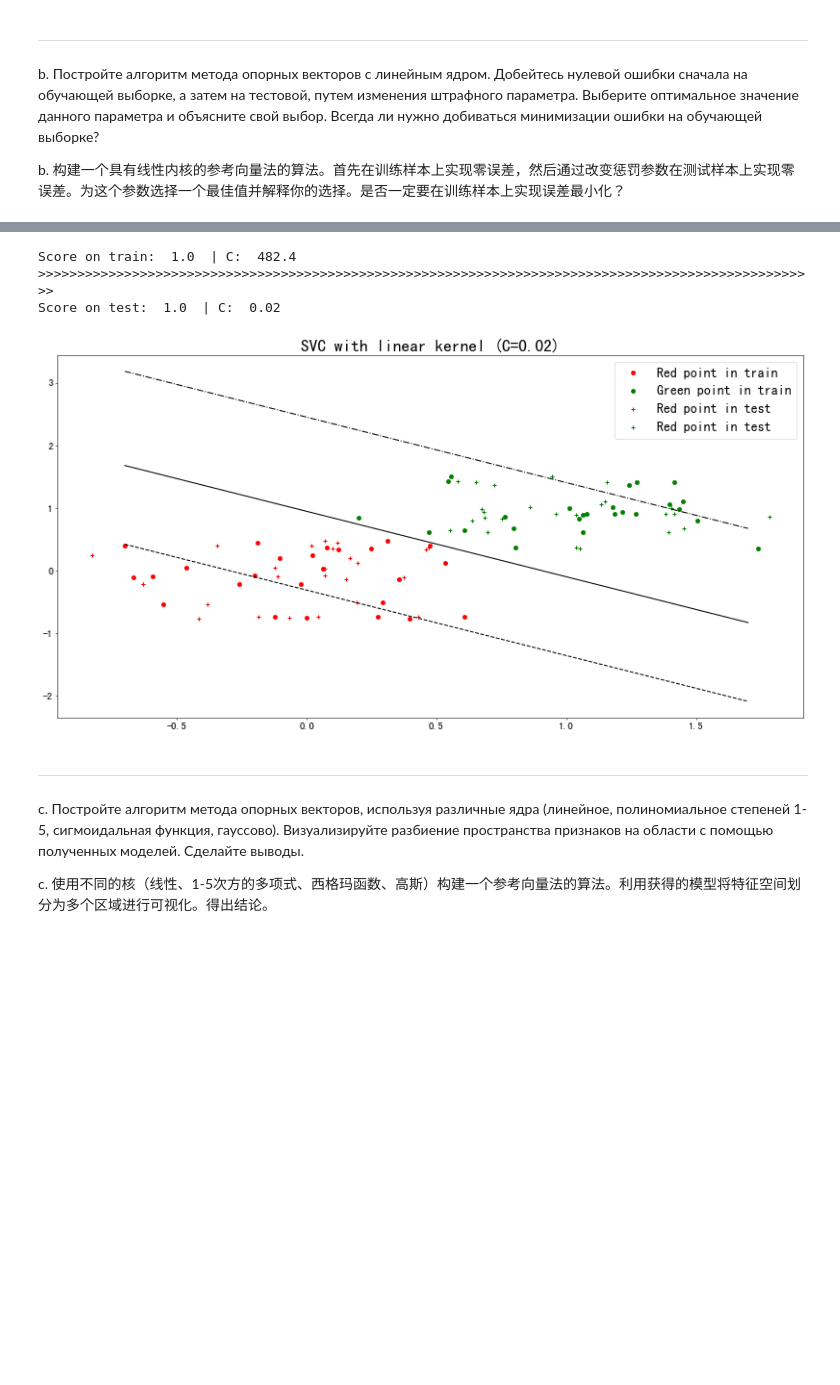
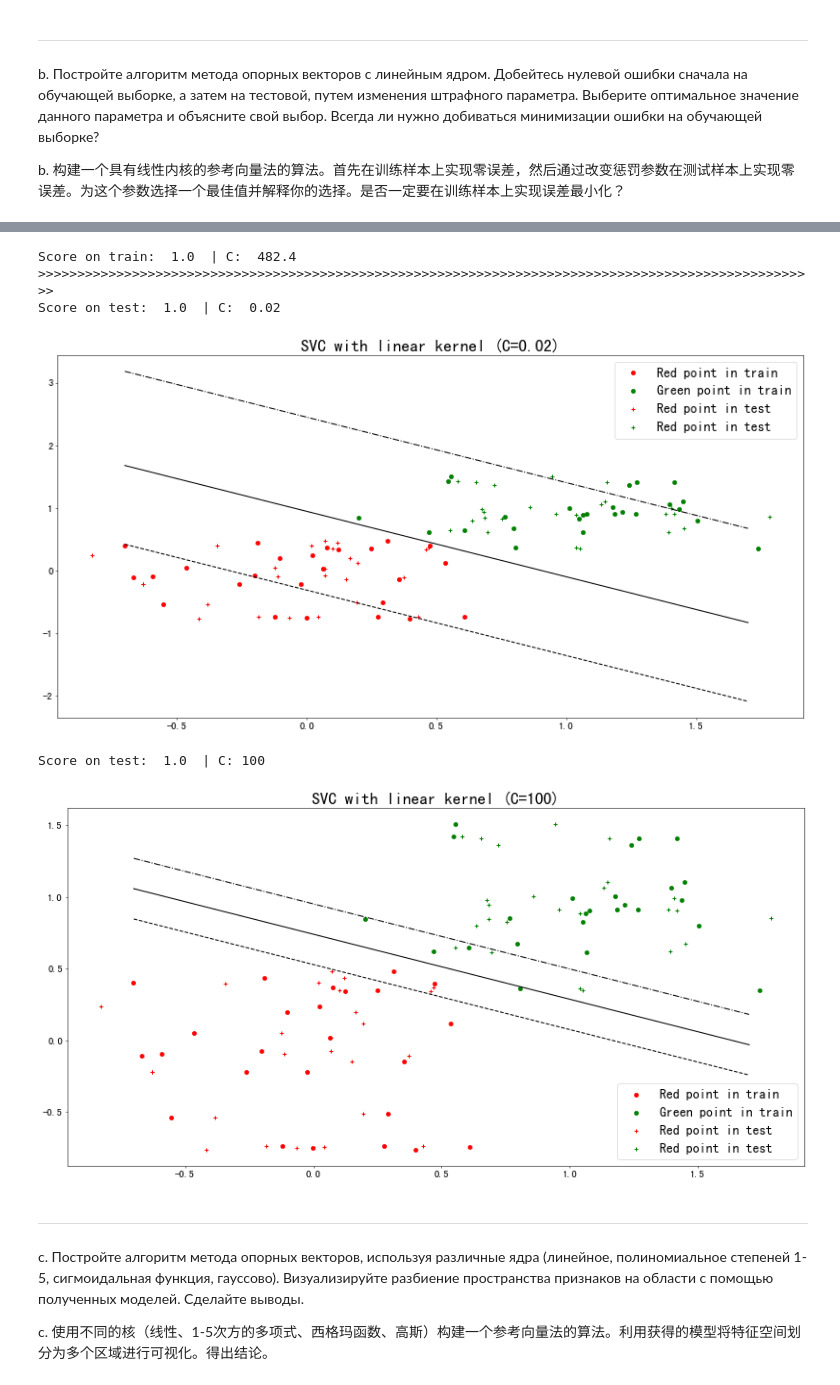
Before and after one commit to NekoSilverFox/Machine-learning, a Jupyter notebook: 129 - SPbSTU - lab1/100 - SPbSTU - lab1.ipynb, the cells around one changed output, grey strips where cells are left out. Saved outputs shown, nothing was run; the diff lists cells and outputs as text; code cells hidden in the pictures; blank space fills up the shorter version.

```diff
--- a/129 - SPbSTU - lab1/100 - SPbSTU - lab1.ipynb
+++ b/129 - SPbSTU - lab1/100 - SPbSTU - lab1.ipynb
@@ -493,33 +489,40 @@ estimator = None
 score_train = 0
 c = 450
 while(score_train != 1.0):
     estimator = svm.SVC(kernel='linear', C=c)
     estimator.fit(X=x_train, y=y_train)
     score_train = estimator.score(X=x_train, y=y_train)
     # print('Score on train: ', score_train, ' | C: ', str(round(c, 2)))
     c += 0.1
 plot_svm(estimator, data_train, data_test, c)
 print('Score on train: ', score_train, ' | C: ', str(round(c, 2)))
 
 print('>>' * 50)
 
 estimator = None
 score_test = 0
 c = 0.01
 while(score_test != 1.0):
     estimator = svm.SVC(kernel='linear', C=c)
     estimator.fit(X=x_train, y=y_train)
     score_test = estimator.score(X=x_test, y=y_test)
     # print('Score on test: ', score_test, ' | C: ', str(round(c, 2)))
     c += 0.01
 print('Score on test: ', score_test, ' | C: ', str(round(c, 2)))
 plot_svm(estimator, data_train, data_test, c)
+
+estimator = svm.SVC(kernel='linear', C=100)
+estimator.fit(X=x_train, y=y_train)
+print('Score on test: ', estimator.score(X=x_test, y=y_test), ' | C: 100')
+plot_svm(estimator, data_train, data_test, 100)
 # %% [output]
 [figure]
 Score on train:  1.0  | C:  482.4
 >>>>>>>>>>>>>>>>>>>>>>>>>>>>>>>>>>>>>>>>>>>>>>>>>>>>>>>>>>>>>>>>>>>>>>>>>>>>>>>>>>>>>>>>>>>>>>>>>>>>
 Score on test:  1.0  | C:  0.02
 [figure]
+Score on test:  1.0  | C: 100
+[figure, added]
 # %% [markdown]
 ---
 
```
Also changed, not shown: parts of 6 cells of this notebook, 5 other files.
